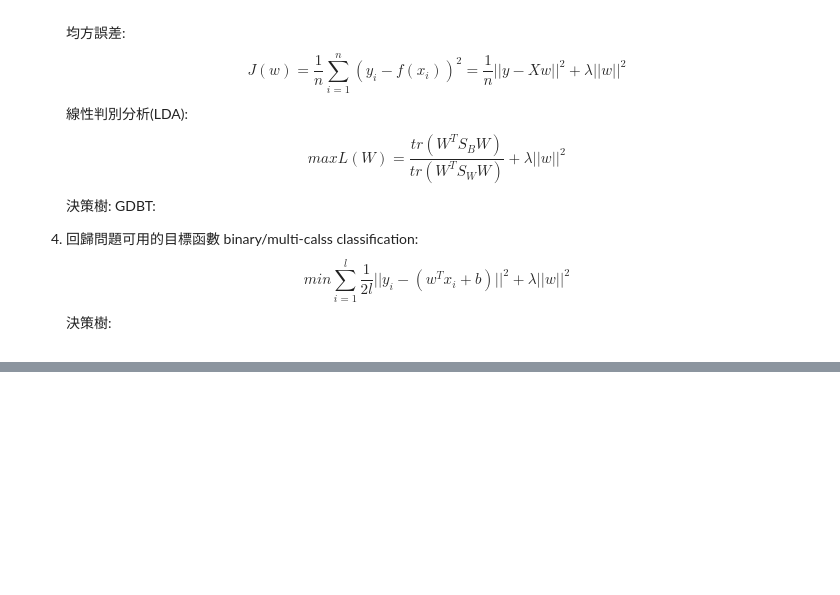
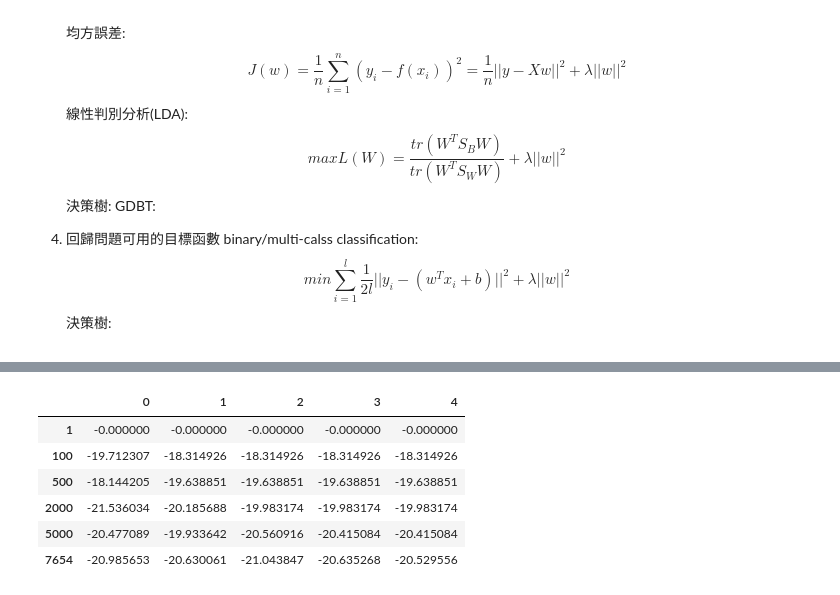
Before and after one commit to buc1107/ML100-Days, a Jupyter notebook: Homework/Day_033_HW.ipynb, the cells around one changed output, grey strips where cells are left out. Cells and saved outputs as stored; diff of their text form; code cells hidden in the pictures; blank space fills up the shorter version.

```diff
--- a/Homework/Day_033_HW.ipynb
+++ b/Homework/Day_033_HW.ipynb
@@ -41,0 +101,11 @@ ANS: The generalization ability of an algorithm to correctly estimate the answer
+# %%
+pd_train_score = pd.DataFrame(data=train_scores, index=train_sizes)
+pd_train_score
+# %% [output]
+|  | 0 | 1 | 2 | 3 | 4 |
+| 1 | -0.000000 | -0.000000 | -0.000000 | -0.000000 | -0.000000 |
+| 100 | -19.712307 | -18.314926 | -18.314926 | -18.314926 | -18.314926 |
+| 500 | -18.144205 | -19.638851 | -19.638851 | -19.638851 | -19.638851 |
+| 2000 | -21.536034 | -20.185688 | -19.983174 | -19.983174 | -19.983174 |
+| 5000 | -20.477089 | -19.933642 | -20.560916 | -20.415084 | -20.415084 |
+| 7654 | -20.985653 | -20.630061 | -21.043847 | -20.635268 | -20.529556 |
```
Also changed, not shown: parts of 10 cells of this notebook, 6 other files.
